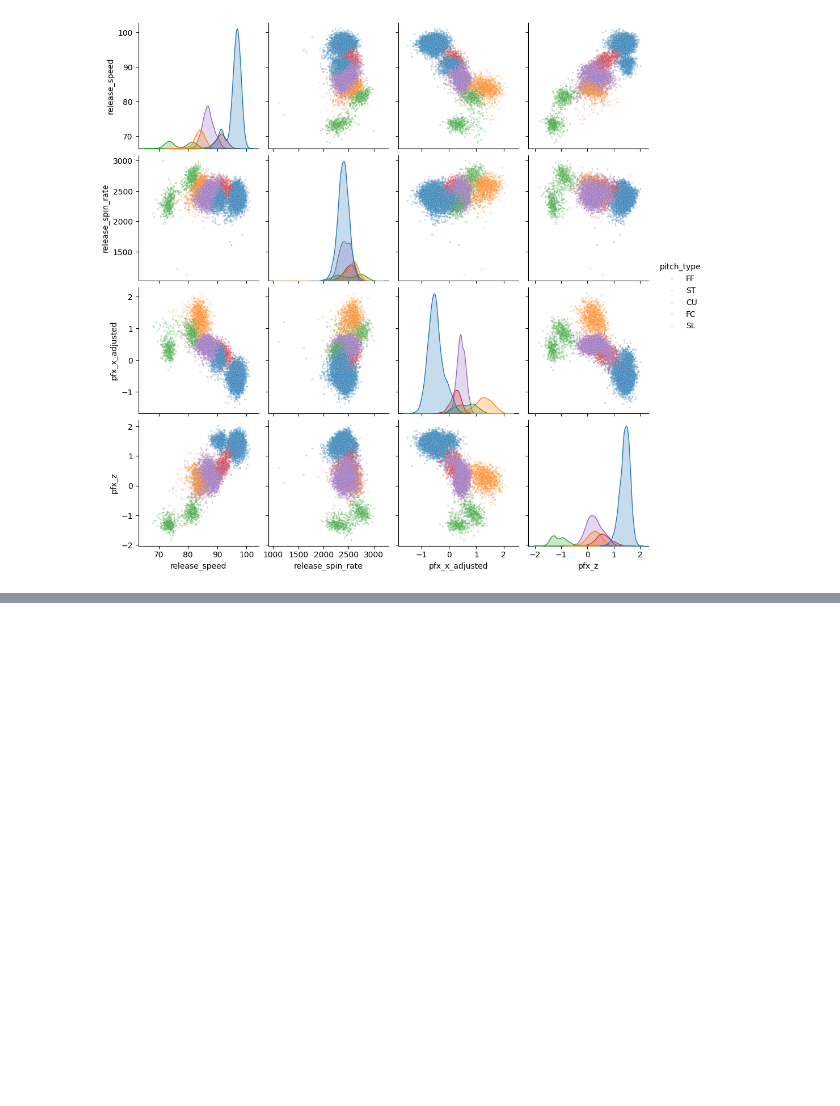
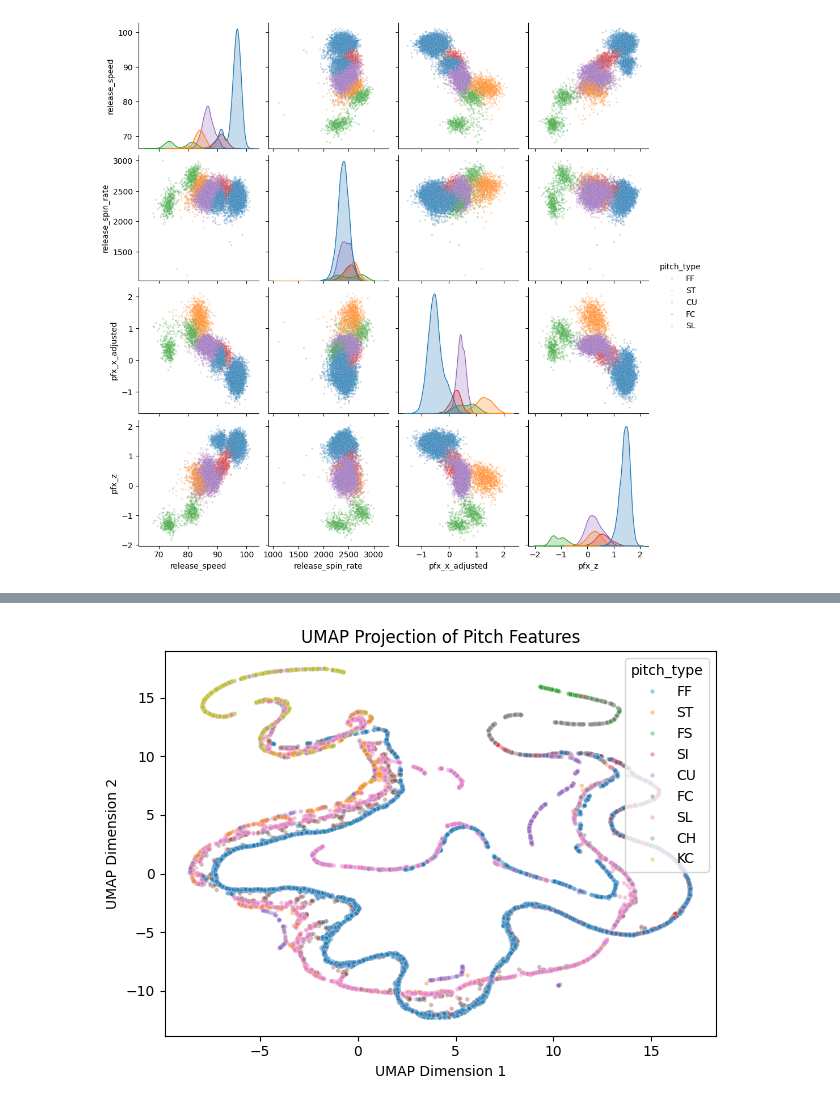
Before and after one commit to cecanelo/baseball_pitch_classifier, a Jupyter notebook: notebooks/data_exploration.ipynb, the cells around one changed output, grey strips where cells are left out. Saved outputs shown, nothing was run; the diff lists cells and outputs as text; code cells hidden in the pictures; blank space fills up the shorter version.

```diff
--- a/notebooks/data_exploration.ipynb
+++ b/notebooks/data_exploration.ipynb
@@ -219,0 +287,25 @@ plt.show()
+# %%
+import umap
+
+random_state = config['split']['random_state']
+reducer = umap.UMAP(n_components=2, random_state=random_state)
+
+X_umap = df[features].copy(deep=True)
+X_umap['p_throws'] = (X_umap['p_throws'] == 'R').astype(int)
+X_umap = X_umap.dropna()
+y_umap = df.loc[X_umap.index, 'pitch_type']
+
+embedding = reducer.fit_transform(X_umap)
+
+embedding_df = pd.DataFrame(embedding, columns=['UMAP_1', 'UMAP_2'])
+embedding_df['pitch_type'] = y_umap.values
+
+sns.scatterplot(data=embedding_df, x='UMAP_1', y='UMAP_2',
+                hue='pitch_type', alpha=0.4, s=10)
+plt.title('UMAP Projection of Pitch Features')
+plt.xlabel('UMAP Dimension 1')
+plt.ylabel('UMAP Dimension 2')
+plt.tight_layout()
+plt.show()
+# %% [output]
+[figure, added]
```
Also changed, not shown: parts of 7 cells of this notebook, 3 other files.
